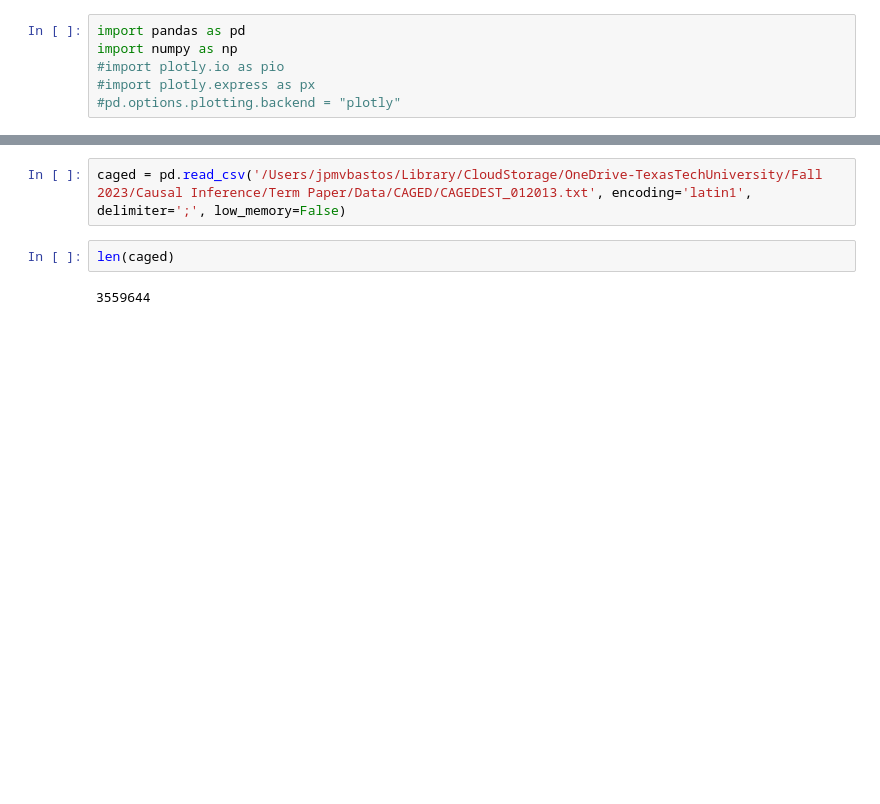
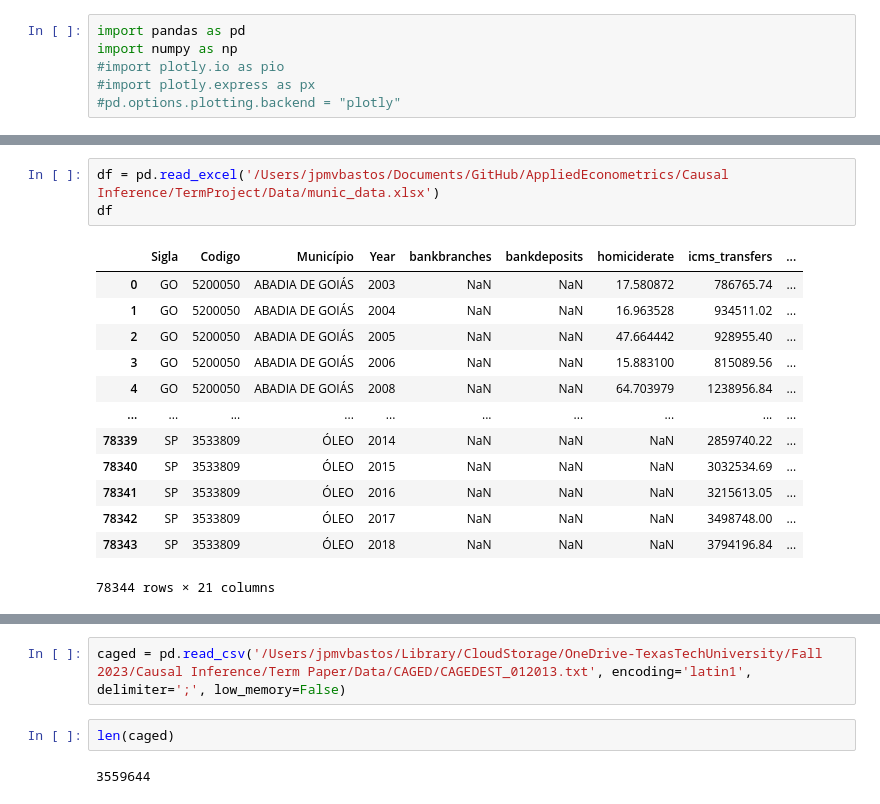
Before and after one commit to jpmvbastos/AppliedEconometrics, a Jupyter notebook: Causal Inference/TermProject/rais_caged.ipynb, the cells around one changed output, grey strips where cells are left out. Saved outputs shown, nothing was run; the diff lists cells and outputs as text; blank space fills up the shorter version.

```diff
--- a/Causal Inference/TermProject/rais_caged.ipynb
+++ b/Causal Inference/TermProject/rais_caged.ipynb
@@ -32,0 +130,17 @@ df
+# %%
+df = pd.read_excel('/Users/jpmvbastos/Documents/GitHub/AppliedEconometrics/Causal Inference/TermProject/Data/munic_data.xlsx')
+df
+# %% [output]
+|  | Sigla | Codigo | Município | Year | bankbranches | bankdeposits | homiciderate | icms_transfers | ... |
+| 0 | GO | 5200050 | ABADIA DE GOIÁS | 2003 | NaN | NaN | 17.580872 | 786765.74 | ... |
+| 1 | GO | 5200050 | ABADIA DE GOIÁS | 2004 | NaN | NaN | 16.963528 | 934511.02 | ... |
+| 2 | GO | 5200050 | ABADIA DE GOIÁS | 2005 | NaN | NaN | 47.664442 | 928955.40 | ... |
+| 3 | GO | 5200050 | ABADIA DE GOIÁS | 2006 | NaN | NaN | 15.883100 | 815089.56 | ... |
+| 4 | GO | 5200050 | ABADIA DE GOIÁS | 2008 | NaN | NaN | 64.703979 | 1238956.84 | ... |
+| ... | ... | ... | ... | ... | ... | ... | ... | ... | ... |
+| 78339 | SP | 3533809 | ÓLEO | 2014 | NaN | NaN | NaN | 2859740.22 | ... |
+| 78340 | SP | 3533809 | ÓLEO | 2015 | NaN | NaN | NaN | 3032534.69 | ... |
+| 78341 | SP | 3533809 | ÓLEO | 2016 | NaN | NaN | NaN | 3215613.05 | ... |
+| 78342 | SP | 3533809 | ÓLEO | 2017 | NaN | NaN | NaN | 3498748.00 | ... |
+| 78343 | SP | 3533809 | ÓLEO | 2018 | NaN | NaN | NaN | 3794196.84 | ... |
+78344 rows × 21 columns
```
Also changed, not shown: parts of 6 cells of this notebook, 6 other files.
